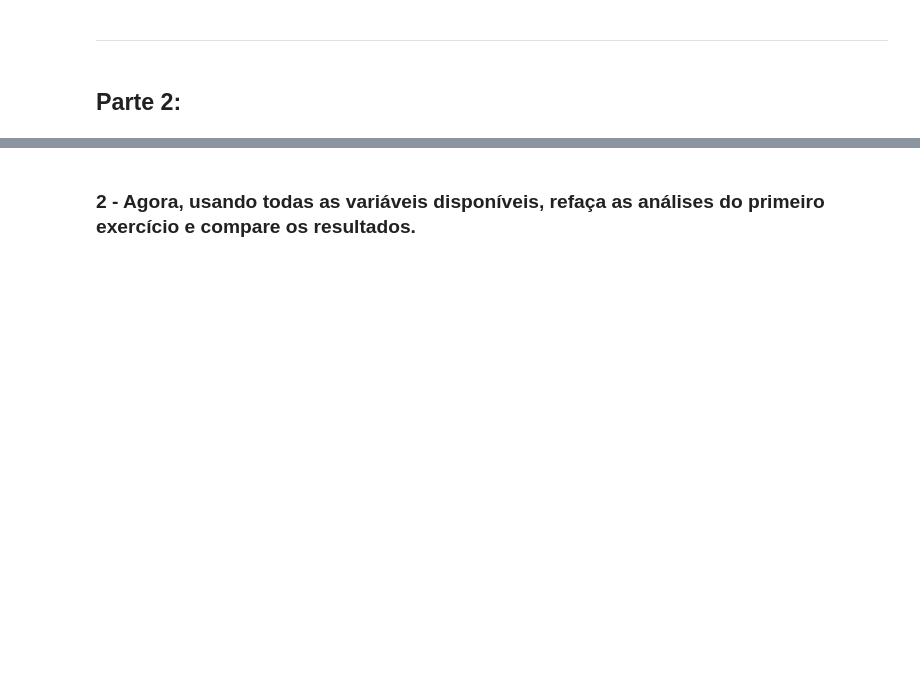
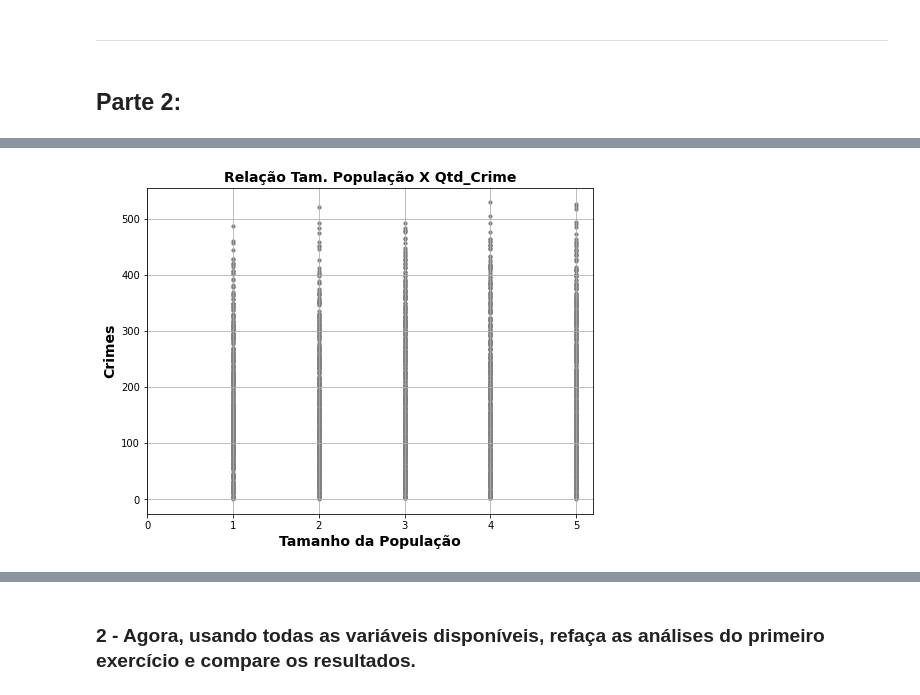
Before and after one commit to cicerooficial/data-science-mentorama, a Jupyter notebook: data-science-beginner/Exercicios/Exercicio_Modulo8/Módulo 8 - Fundamentos de Machine Learning - Exercício.ipynb, the cells around one changed output, grey strips where cells are left out. Drawn from its saved outputs; the diff is of its cells as text; code cells hidden in the pictures; blank space fills up the shorter version.

```diff
--- a/data-science-beginner/Exercicios/Exercicio_Modulo8/Módulo 8 - Fundamentos de Machine Learning - Exercício.ipynb
+++ b/data-science-beginner/Exercicios/Exercicio_Modulo8/Módulo 8 - Fundamentos de Machine Learning - Exercício.ipynb
@@ -128,0 +146,13 @@ df_treino.reset_index(drop=True)
+# %%
+#plot da dispersão entre as variáveis
+
+plt.figure(figsize=[8,6])
+plt.scatter(df['ind_pop_cid'], df['crimes'], s = 10, c = 'gray')
+plt.xlabel("Tamanho da População", fontweight = 'bold', fontsize = 14)
+plt.ylabel("Crimes", fontweight = 'bold', fontsize = 14)
+plt.title("Relação Tam. População X Qtd_Crime", fontsize = 14, fontweight = 'bold')
+plt.xticks(range(0,6))
+plt.grid()
+plt.show()
+# %% [output]
+[figure, added]
```
Also changed, not shown: parts of 75 cells of this notebook.
